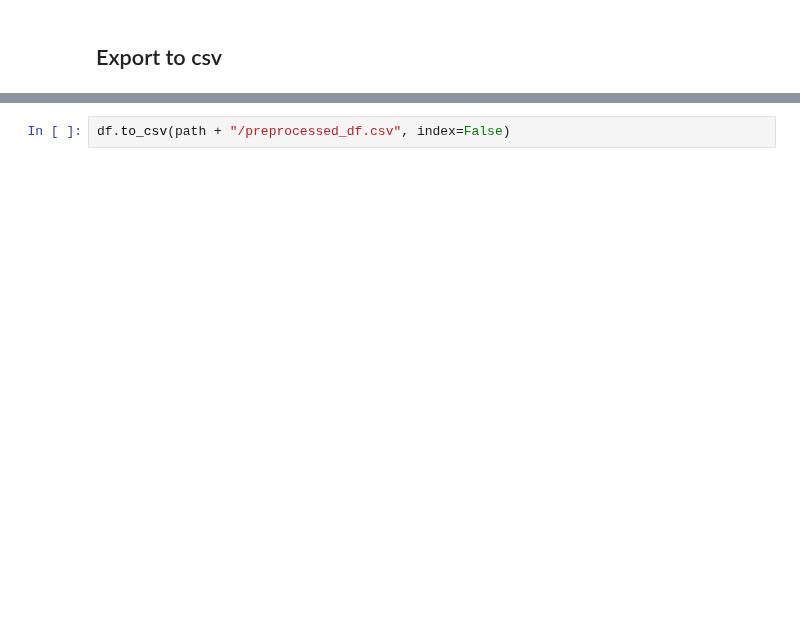
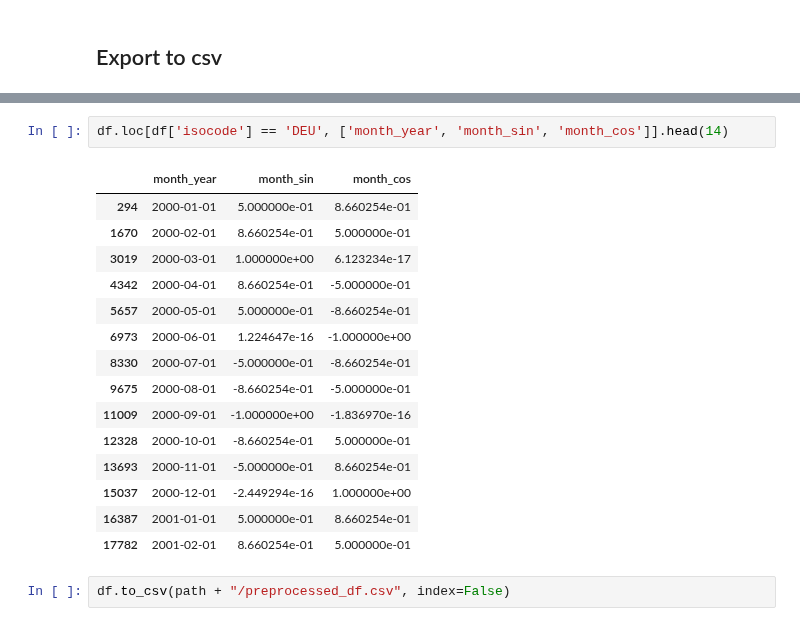
Before and after one commit to luisquinonesPR/thesis, a Jupyter notebook: utils/preprocessing.ipynb, the cells around one changed output, grey strips where cells are left out. Cells and saved outputs as stored; diff of their text form; blank space fills up the shorter version.

```diff
--- a/utils/preprocessing.ipynb
+++ b/utils/preprocessing.ipynb
@@ -1115,2 +1145,20 @@ deaths choice: deaths_all_intp_pop_pc
+# %%
+df.loc[df['isocode'] == 'DEU', ['month_year', 'month_sin', 'month_cos']].head(14)
+# %% [output]
+|  | month_year | month_sin | month_cos |
+| 294 | 2000-01-01 | 5.000000e-01 | 8.660254e-01 |
+| 1670 | 2000-02-01 | 8.660254e-01 | 5.000000e-01 |
+| 3019 | 2000-03-01 | 1.000000e+00 | 6.123234e-17 |
+| 4342 | 2000-04-01 | 8.660254e-01 | -5.000000e-01 |
+| 5657 | 2000-05-01 | 5.000000e-01 | -8.660254e-01 |
+| 6973 | 2000-06-01 | 1.224647e-16 | -1.000000e+00 |
+| 8330 | 2000-07-01 | -5.000000e-01 | -8.660254e-01 |
+| 9675 | 2000-08-01 | -8.660254e-01 | -5.000000e-01 |
+| 11009 | 2000-09-01 | -1.000000e+00 | -1.836970e-16 |
+| 12328 | 2000-10-01 | -8.660254e-01 | 5.000000e-01 |
+| 13693 | 2000-11-01 | -5.000000e-01 | 8.660254e-01 |
+| 15037 | 2000-12-01 | -2.449294e-16 | 1.000000e+00 |
+| 16387 | 2001-01-01 | 5.000000e-01 | 8.660254e-01 |
+| 17782 | 2001-02-01 | 8.660254e-01 | 5.000000e-01 |
 # %%
 df.to_csv(path + "/preprocessed_df.csv", index=False)
```
Also changed, not shown: parts of 13 cells of this notebook.
